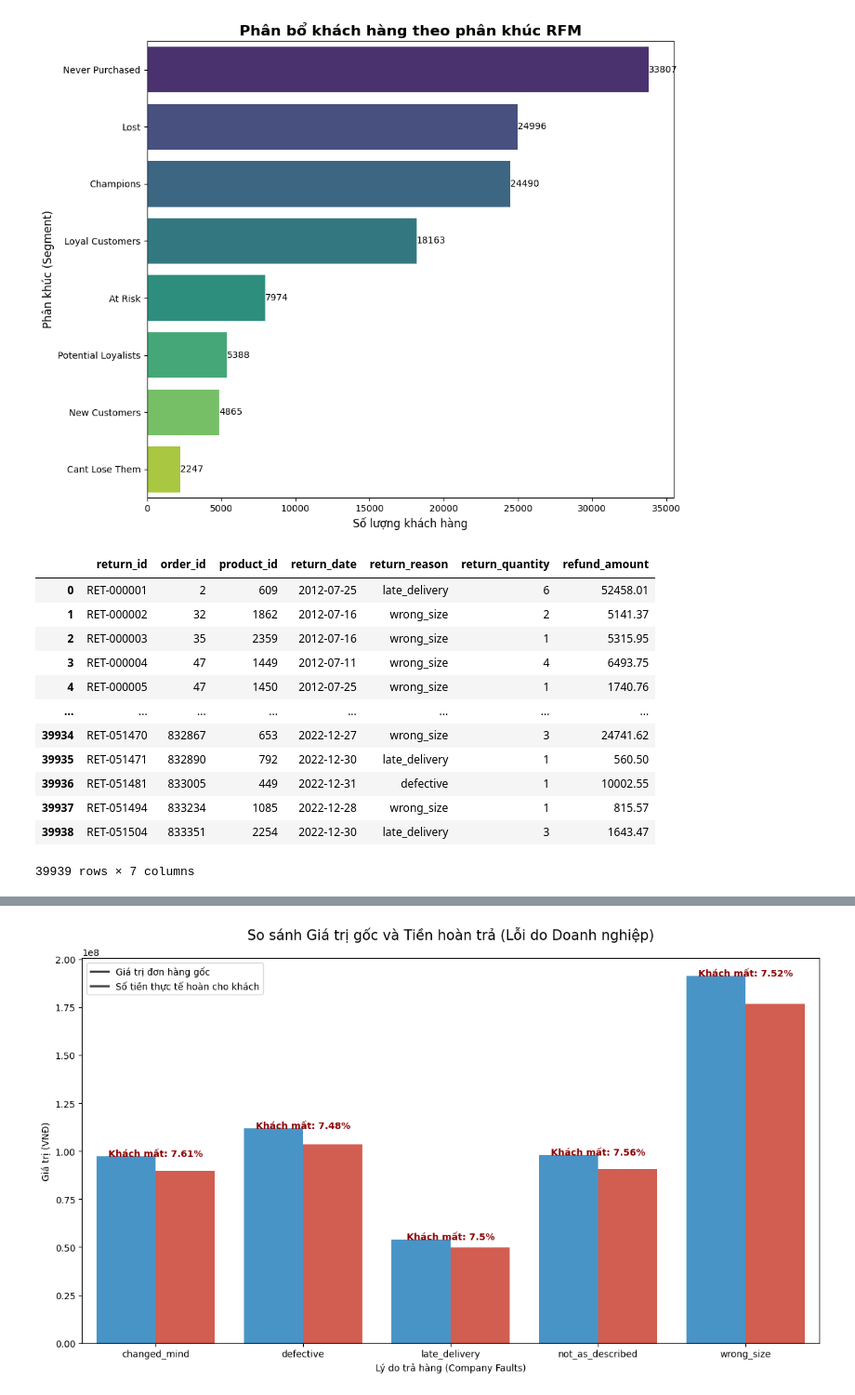
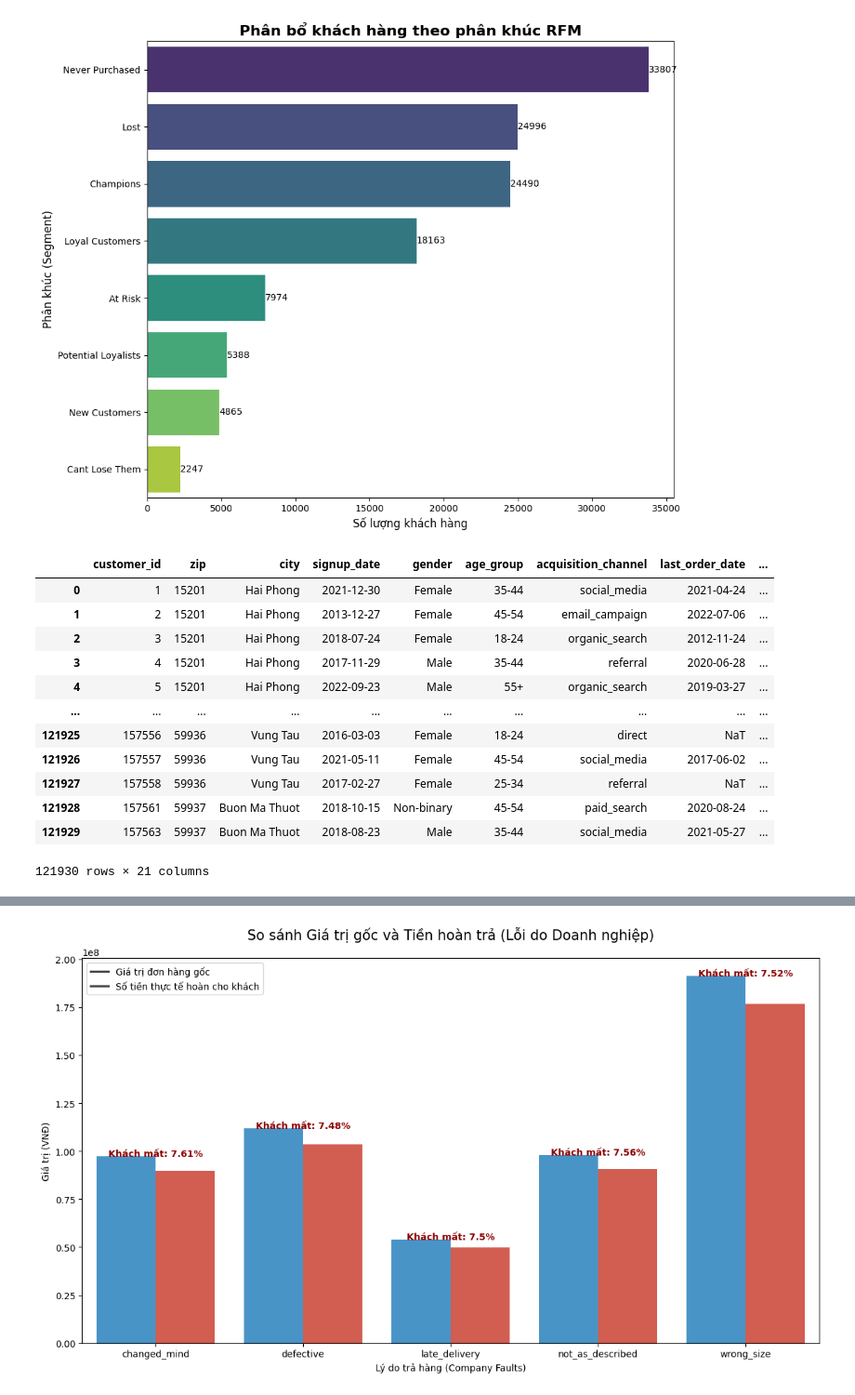
Before and after one commit to bee1zebub05/datathon-2026, a Jupyter notebook: DB3_Customer.ipynb, the cells around one changed output, grey strips where cells are left out. Shown at 93% size. Cells and saved outputs as stored; diff of their text form; code cells hidden in the pictures.

```diff
--- a/DB3_Customer.ipynb
+++ b/DB3_Customer.ipynb
@@ -133,19 +132,19 @@ plt.tight_layout()
 plt.show()
 # %% [output]
 [figure]
-# %%
-returns
-# %% [output]
-|  | return_id | order_id | product_id | return_date | return_reason | return_quantity | refund_amount |
-| 0 | RET-000001 | 2 | 609 | 2012-07-25 | late_delivery | 6 | 52458.01 |
-| 1 | RET-000002 | 32 | 1862 | 2012-07-16 | wrong_size | 2 | 5141.37 |
-| 2 | RET-000003 | 35 | 2359 | 2012-07-16 | wrong_size | 1 | 5315.95 |
-| 3 | RET-000004 | 47 | 1449 | 2012-07-11 | wrong_size | 4 | 6493.75 |
-| 4 | RET-000005 | 47 | 1450 | 2012-07-25 | wrong_size | 1 | 1740.76 |
-| ... | ... | ... | ... | ... | ... | ... | ... |
-| 39934 | RET-051470 | 832867 | 653 | 2022-12-27 | wrong_size | 3 | 24741.62 |
-| 39935 | RET-051471 | 832890 | 792 | 2022-12-30 | late_delivery | 1 | 560.50 |
-| 39936 | RET-051481 | 833005 | 449 | 2022-12-31 | defective | 1 | 10002.55 |
-| 39937 | RET-051494 | 833234 | 1085 | 2022-12-28 | wrong_size | 1 | 815.57 |
-| 39938 | RET-051504 | 833351 | 2254 | 2022-12-30 | late_delivery | 3 | 1643.47 |
-39939 rows × 7 columns
+# %%
+dim_cust
+# %% [output]
+|  | customer_id | zip | city | signup_date | gender | age_group | acquisition_channel | last_order_date | ... |
+| 0 | 1 | 15201 | Hai Phong | 2021-12-30 | Female | 35-44 | social_media | 2021-04-24 | ... |
+| 1 | 2 | 15201 | Hai Phong | 2013-12-27 | Female | 45-54 | email_campaign | 2022-07-06 | ... |
+| 2 | 3 | 15201 | Hai Phong | 2018-07-24 | Female | 18-24 | organic_search | 2012-11-24 | ... |
+| 3 | 4 | 15201 | Hai Phong | 2017-11-29 | Male | 35-44 | referral | 2020-06-28 | ... |
+| 4 | 5 | 15201 | Hai Phong | 2022-09-23 | Male | 55+ | organic_search | 2019-03-27 | ... |
+| ... | ... | ... | ... | ... | ... | ... | ... | ... | ... |
+| 121925 | 157556 | 59936 | Vung Tau | 2016-03-03 | Female | 18-24 | direct | NaT | ... |
+| 121926 | 157557 | 59936 | Vung Tau | 2021-05-11 | Female | 45-54 | social_media | 2017-06-02 | ... |
+| 121927 | 157558 | 59936 | Vung Tau | 2017-02-27 | Female | 25-34 | referral | NaT | ... |
+| 121928 | 157561 | 59937 | Buon Ma Thuot | 2018-10-15 | Non-binary | 45-54 | paid_search | 2020-08-24 | ... |
+| 121929 | 157563 | 59937 | Buon Ma Thuot | 2018-08-23 | Male | 35-44 | social_media | 2021-05-27 | ... |
+121930 rows × 21 columns
```
Also changed, not shown: parts of 4 cells of this notebook.
